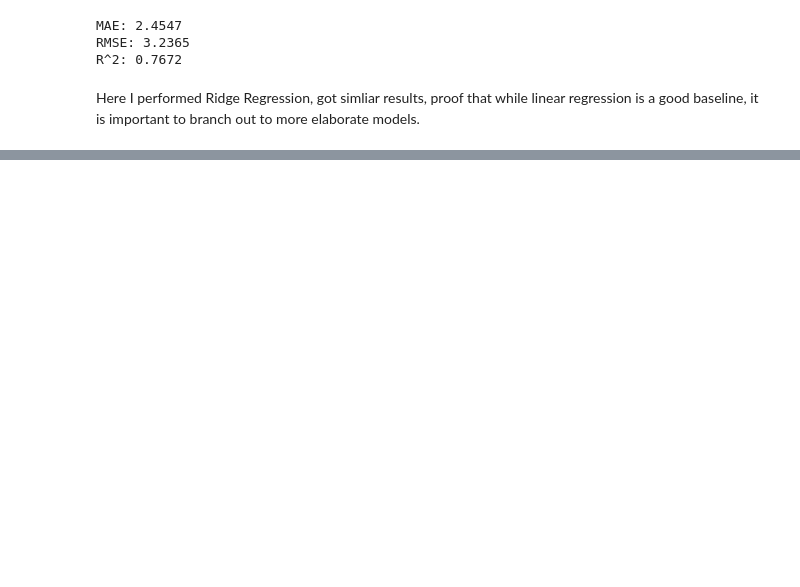
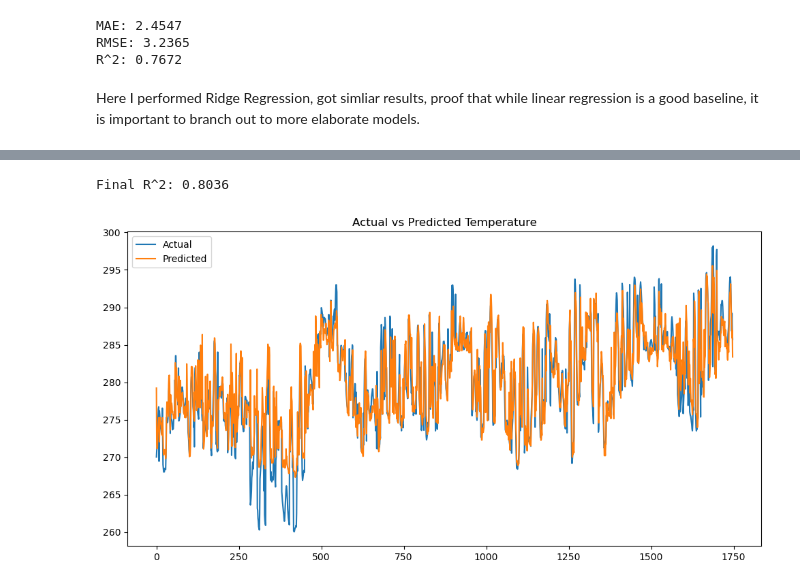
Before and after one commit to Blansha2/CSE_404_Repo, a Jupyter notebook: CSE_404_Project.ipynb, the cells around one changed output, grey strips where cells are left out. Saved outputs shown, nothing was run; the diff lists cells and outputs as text; code cells hidden in the pictures; blank space fills up the shorter version.

```diff
--- a/CSE_404_Project.ipynb
+++ b/CSE_404_Project.ipynb
@@ -387,0 +494,18 @@ Here I performed Ridge Regression, got simliar results, proof that while linear
+# %%
+for subsample in [0.6, 0.8, 1.0]:
+    for colsample in [0.6, 0.8, 1.0]:
+
+        model = XGBRegressor(
+            n_estimators=200,
+            learning_rate=0.05,
+            max_depth=3,
+            subsample=subsample,
+            colsample_bytree=colsample,
+            random_state=42
+        )
+
+        model.fit(X_train, y_train, verbose=False)
+        y_pred = model.predict(X_test)
+
+        r2 = r2_score(y_test, y_pred)
+        print(f"Subsample: {subsample} and Colsample:{colsample} : R^2: {r2:.4f}")
@@ -387,0 +552,31 @@ Here I performed Ridge Regression, got simliar results, proof that while linear
+# %%
+final_xgb = XGBRegressor(
+    n_estimators=200,
+    learning_rate=0.05,
+    max_depth=3,
+    subsample=1.0,
+    colsample_bytree=0.8,
+    reg_alpha=1,
+    reg_lambda=10,
+    random_state=42
+)
+
+final_xgb.fit(X_train, y_train)
+y_pred = final_xgb.predict(X_test)
+
+r2 = r2_score(y_test, y_pred)
+print(f"Final R^2: {r2:.4f}")
+# %% [output]
+Final R^2: 0.8036
+# %%
+
+plt.figure(figsize=(12,6))
+
+plt.plot(y_test.values, label='Actual')
+plt.plot(y_pred, label='Predicted')
+
+plt.legend()
+plt.title('Actual vs Predicted Temperature')
+plt.show()
+# %% [output]
+[figure, added]
```
Also changed, not shown: parts of 29 cells of this notebook.
